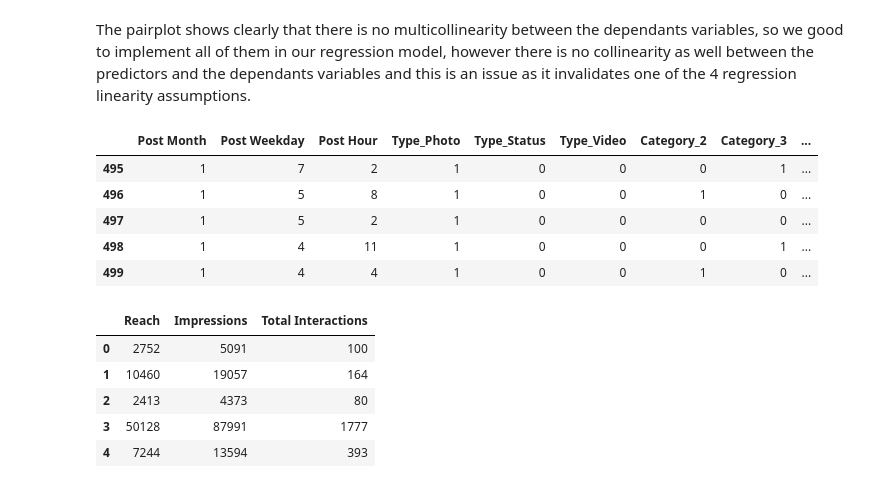
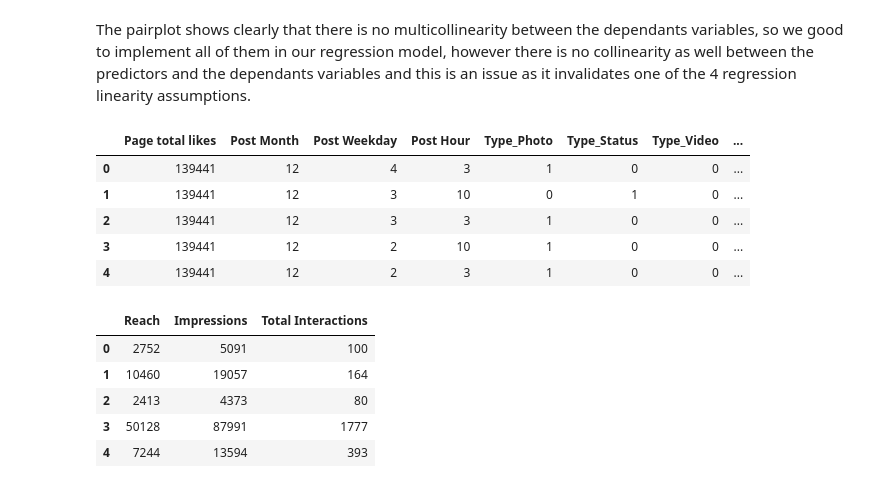
Before and after one commit to mtfaye/Performance-Metrics-Facebook-s-Page, a Jupyter notebook: Social_media_metrics.ipynb, the cells around one changed output. Saved outputs shown, nothing was run; the diff lists cells and outputs as text; code cells hidden in the pictures.

```diff
--- a/Social_media_metrics.ipynb
+++ b/Social_media_metrics.ipynb
@@ -139,7 +139,7 @@ Let's specify the features that we will use as indepedant variables(Prior a publ
 # %% [markdown]
 Let's now created a new dataframe which will only have the inputs columns and the outputs columns.
 # %%
-final_df = dum.drop(['Page total likes','Engaged','Lifetime Post Consumers',
+final_df = dum.drop(['Engaged','Lifetime Post Consumers',
                     'Lifetime Post Consumptions', 'Impressions_ByLiked',
                     'Reach_ByLiked', 'Engaged_ByLiked','comment', 'like', 'share'],
                      axis='columns')
@@ -183,14 +176,14 @@ from sklearn.linear_model import LinearRegression
 model = LinearRegression()
 # %%
 X = final_df.drop(['Reach', 'Impressions', 'Total Interactions'],axis='columns')
-X.tail() #Independants variables
+X.head() #Independants variables
 # %% [output]
-|  | Post Month | Post Weekday | Post Hour | Type_Photo | Type_Status | Type_Video | Category_2 | Category_3 | ... |
-| 495 | 1 | 7 | 2 | 1 | 0 | 0 | 0 | 1 | ... |
-| 496 | 1 | 5 | 8 | 1 | 0 | 0 | 1 | 0 | ... |
-| 497 | 1 | 5 | 2 | 1 | 0 | 0 | 0 | 0 | ... |
-| 498 | 1 | 4 | 11 | 1 | 0 | 0 | 0 | 1 | ... |
-| 499 | 1 | 4 | 4 | 1 | 0 | 0 | 1 | 0 | ... |
+|  | Page total likes | Post Month | Post Weekday | Post Hour | Type_Photo | Type_Status | Type_Video | ... |
+| 0 | 139441 | 12 | 4 | 3 | 1 | 0 | 0 | ... |
+| 1 | 139441 | 12 | 3 | 10 | 0 | 1 | 0 | ... |
+| 2 | 139441 | 12 | 3 | 3 | 1 | 0 | 0 | ... |
+| 3 | 139441 | 12 | 2 | 10 | 1 | 0 | 0 | ... |
+| 4 | 139441 | 12 | 2 | 3 | 1 | 0 | 0 | ... |
 # %%
 y = final_df.loc[:, ['Reach', 'Impressions', 'Total Interactions']]
 # %%
```
Also changed, not shown: parts of 10 cells of this notebook.
